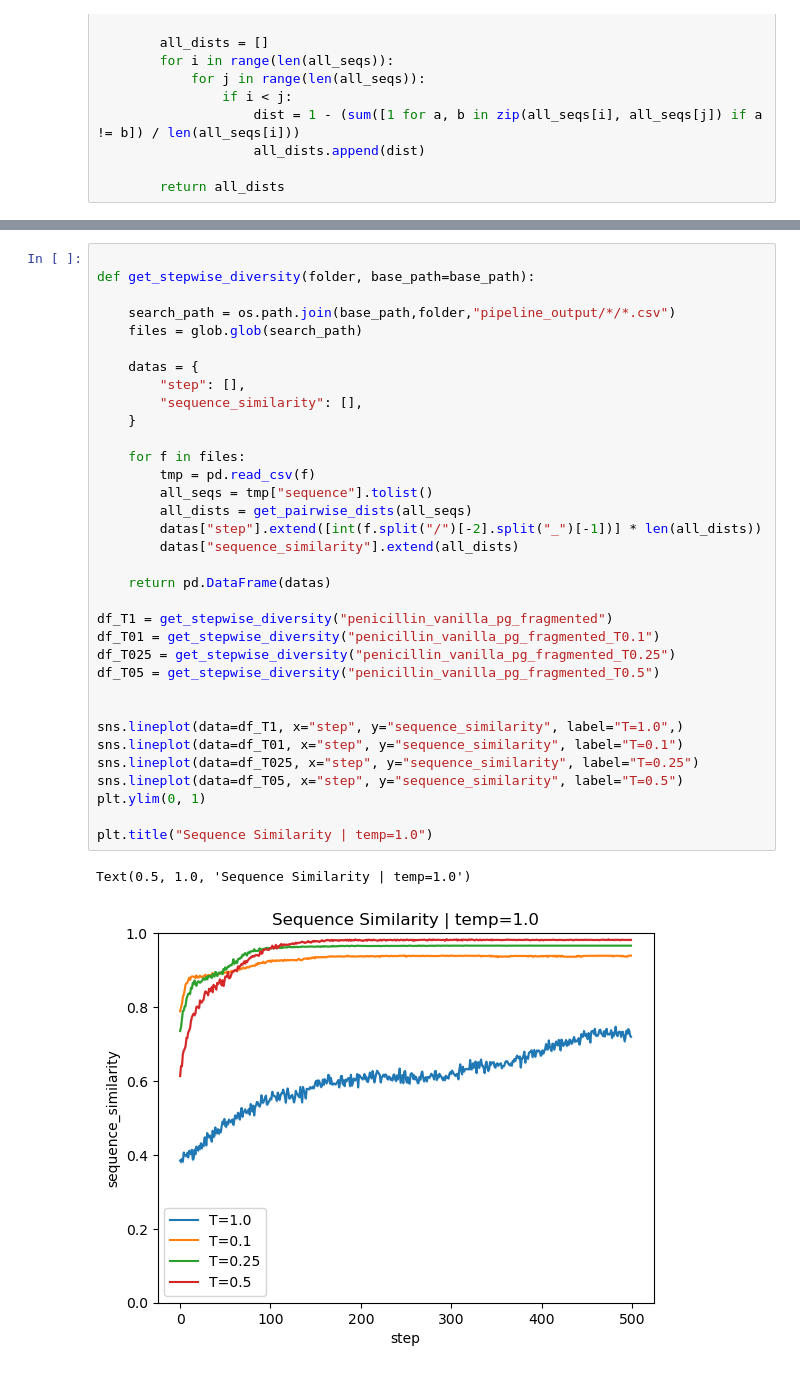
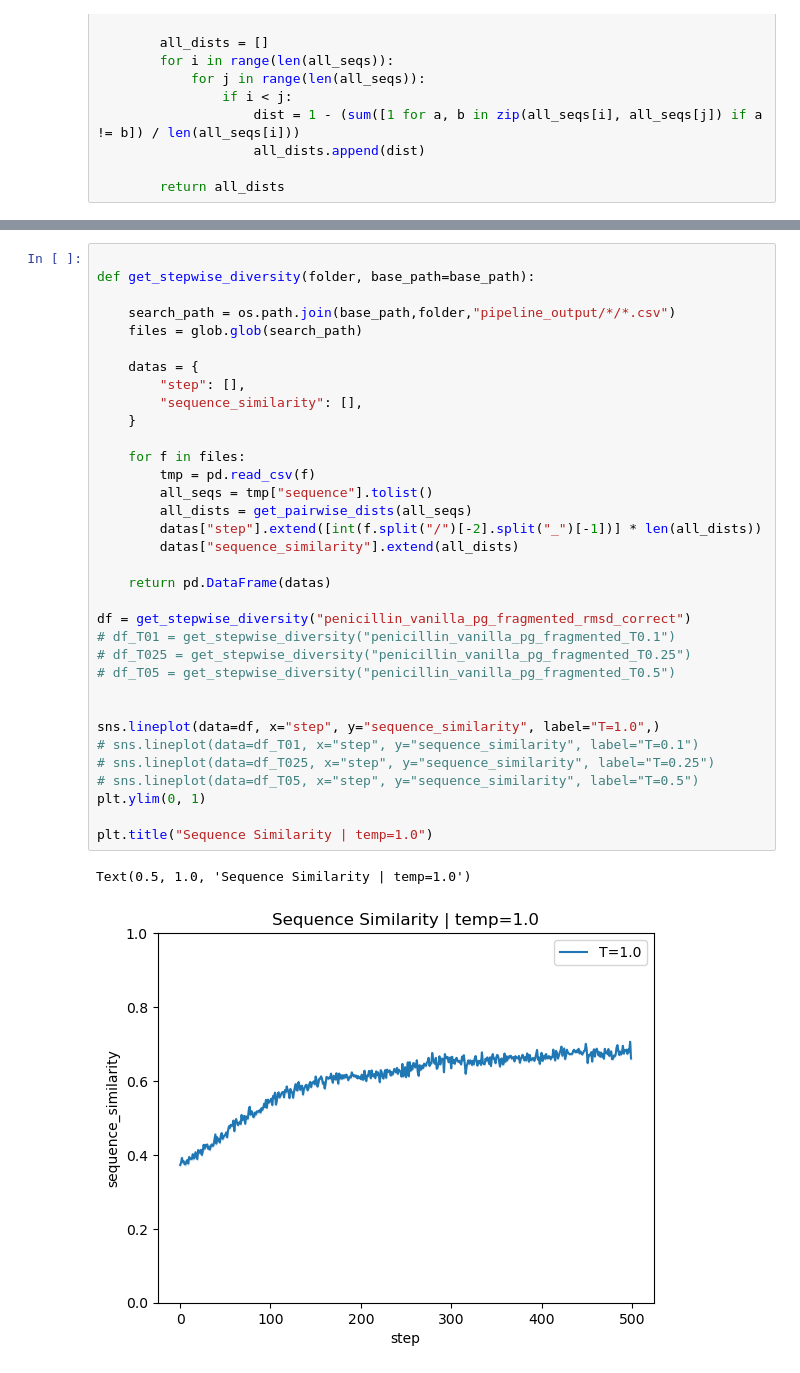
Before and after one commit to 0merle0/cleo, a Jupyter notebook: reinforced_mpnn/notebooks/policy_dev.ipynb, the cells around one changed output, grey strips where cells are left out. Drawn from its saved outputs; the diff is of its cells as text.

```diff
--- a/reinforced_mpnn/notebooks/policy_dev.ipynb
+++ b/reinforced_mpnn/notebooks/policy_dev.ipynb
@@ -77,37 +100,37 @@ plt.tight_layout()
 # %%
 
 def get_stepwise_diversity(folder, base_path=base_path):
 
     search_path = os.path.join(base_path,folder,"pipeline_output/*/*.csv")
     files = glob.glob(search_path)
 
     datas = {
         "step": [],
         "sequence_similarity": [],
     }
 
     for f in files:
         tmp = pd.read_csv(f)
         all_seqs = tmp["sequence"].tolist()
         all_dists = get_pairwise_dists(all_seqs)
         datas["step"].extend([int(f.split("/")[-2].split("_")[-1])] * len(all_dists))
         datas["sequence_similarity"].extend(all_dists)
 
     return pd.DataFrame(datas)
 
-df_T1 = get_stepwise_diversity("penicillin_vanilla_pg_fragmented")
-df_T01 = get_stepwise_diversity("penicillin_vanilla_pg_fragmented_T0.1")
-df_T025 = get_stepwise_diversity("penicillin_vanilla_pg_fragmented_T0.25")
-df_T05 = get_stepwise_diversity("penicillin_vanilla_pg_fragmented_T0.5")
+df = get_stepwise_diversity("penicillin_vanilla_pg_fragmented_rmsd_correct")
+# df_T01 = get_stepwise_diversity("penicillin_vanilla_pg_fragmented_T0.1")
+# df_T025 = get_stepwise_diversity("penicillin_vanilla_pg_fragmented_T0.25")
+# df_T05 = get_stepwise_diversity("penicillin_vanilla_pg_fragmented_T0.5")
 
 
-sns.lineplot(data=df_T1, x="step", y="sequence_similarity", label="T=1.0",)
-sns.lineplot(data=df_T01, x="step", y="sequence_similarity", label="T=0.1")
-sns.lineplot(data=df_T025, x="step", y="sequence_similarity", label="T=0.25")
-sns.lineplot(data=df_T05, x="step", y="sequence_similarity", label="T=0.5")
+sns.lineplot(data=df, x="step", y="sequence_similarity", label="T=1.0",)
+# sns.lineplot(data=df_T01, x="step", y="sequence_similarity", label="T=0.1")
+# sns.lineplot(data=df_T025, x="step", y="sequence_similarity", label="T=0.25")
+# sns.lineplot(data=df_T05, x="step", y="sequence_similarity", label="T=0.5")
 plt.ylim(0, 1)
 
 plt.title("Sequence Similarity | temp=1.0")
 # %% [output]
 Text(0.5, 1.0, 'Sequence Similarity | temp=1.0')
-[figure, old version]
+[figure, new version]
```
Also changed, not shown: parts of 32 cells of this notebook, 15 other files.
